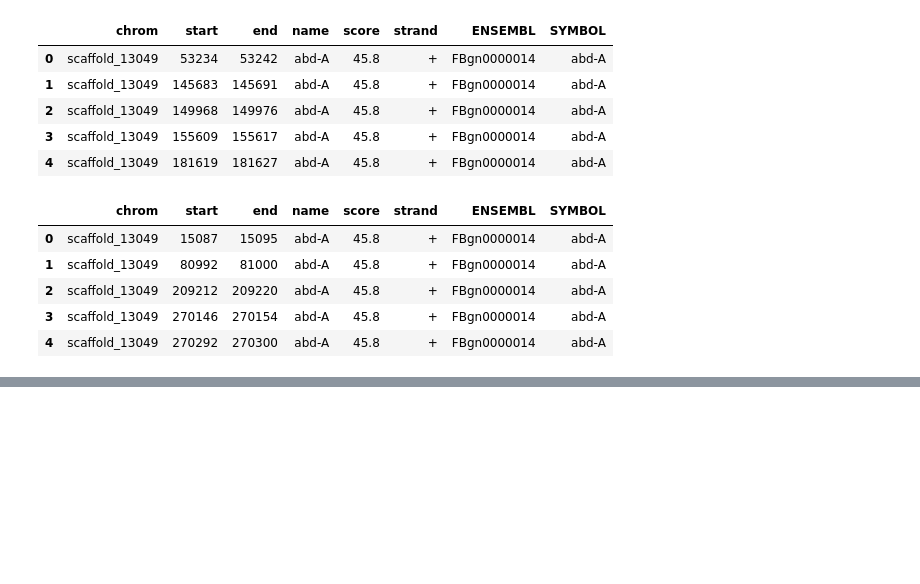
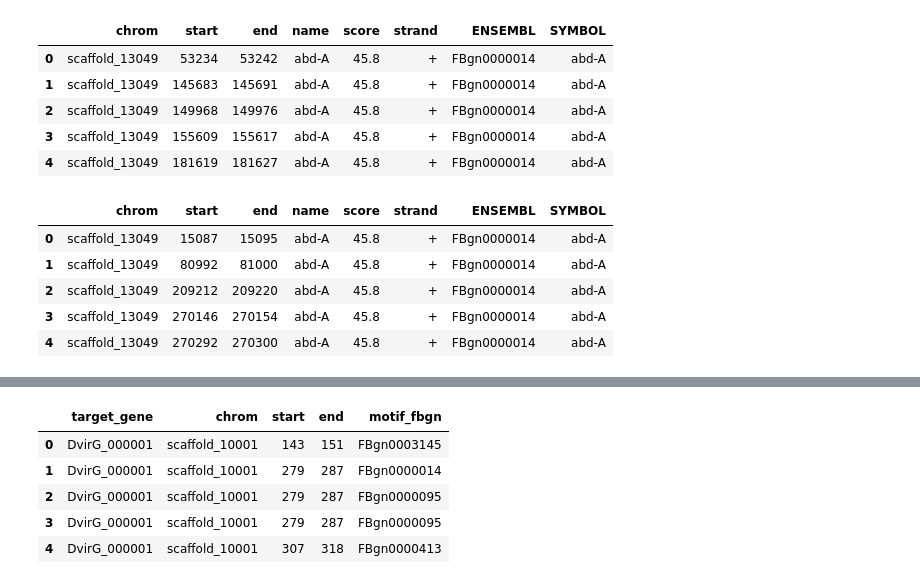
Before and after one commit to isabelleberger/s2cell-prior, a Jupyter notebook: notebook/2018-02-16_fimo_w_virilis.ipynb, the cells around one changed output, grey strips where cells are left out. Saved outputs shown, nothing was run; the diff lists cells and outputs as text; code cells hidden in the pictures; blank space fills up the shorter version.

```diff
--- a/notebook/2018-02-16_fimo_w_virilis.ipynb
+++ b/notebook/2018-02-16_fimo_w_virilis.ipynb
@@ -167,0 +134,18 @@ otf_merge = otf_w_motiffbgn[['chrom','start','end',]]
+# %%
+genegtf = pybedtools.BedTool('/data/Oliverlab/data/annotation/dvir.v3.gtf')
+# %%
+gene_info = genegtf.each(gff2bed, name_field='gene_id').saveas()
+# %%
+targene_intersect = gene_info.intersect(pybedtools.BedTool.from_dataframe(alldatasets),
+                            wb=True).saveas().to_dataframe()[['name','thickStart','thickEnd','itemRgb','blockCount']]
+# %%
+targene_intersect.columns = ['target_gene','chrom','start','end','motif_fbgn']
+# %%
+targene_intersect.head()
+# %% [output]
+|  | target_gene | chrom | start | end | motif_fbgn |
+| 0 | DvirG_000001 | scaffold_10001 | 143 | 151 | FBgn0003145 |
+| 1 | DvirG_000001 | scaffold_10001 | 279 | 287 | FBgn0000014 |
+| 2 | DvirG_000001 | scaffold_10001 | 279 | 287 | FBgn0000095 |
+| 3 | DvirG_000001 | scaffold_10001 | 279 | 287 | FBgn0000095 |
+| 4 | DvirG_000001 | scaffold_10001 | 307 | 318 | FBgn0000413 |
```
Also changed, not shown: parts of 59 cells of this notebook, 1 other file.
